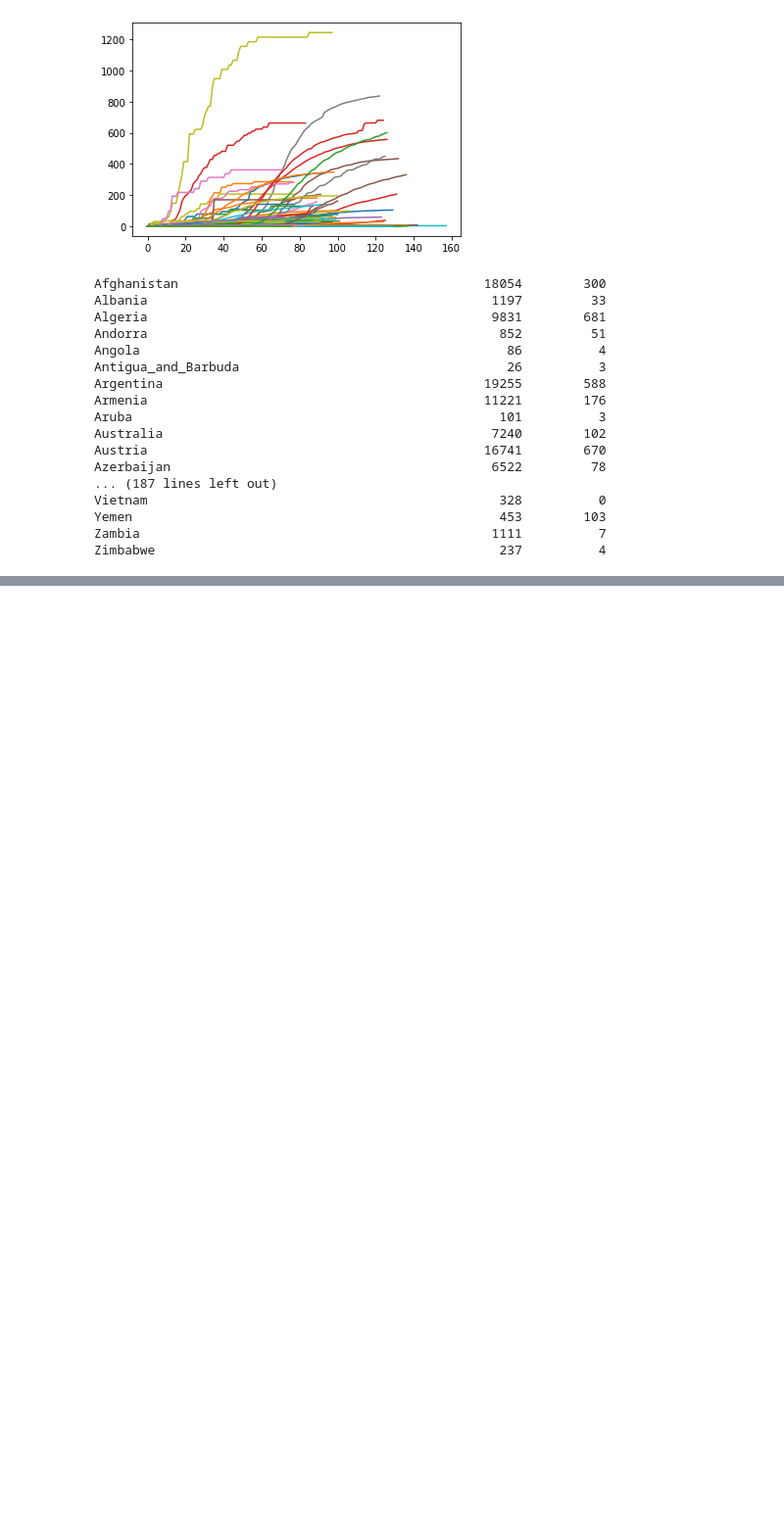
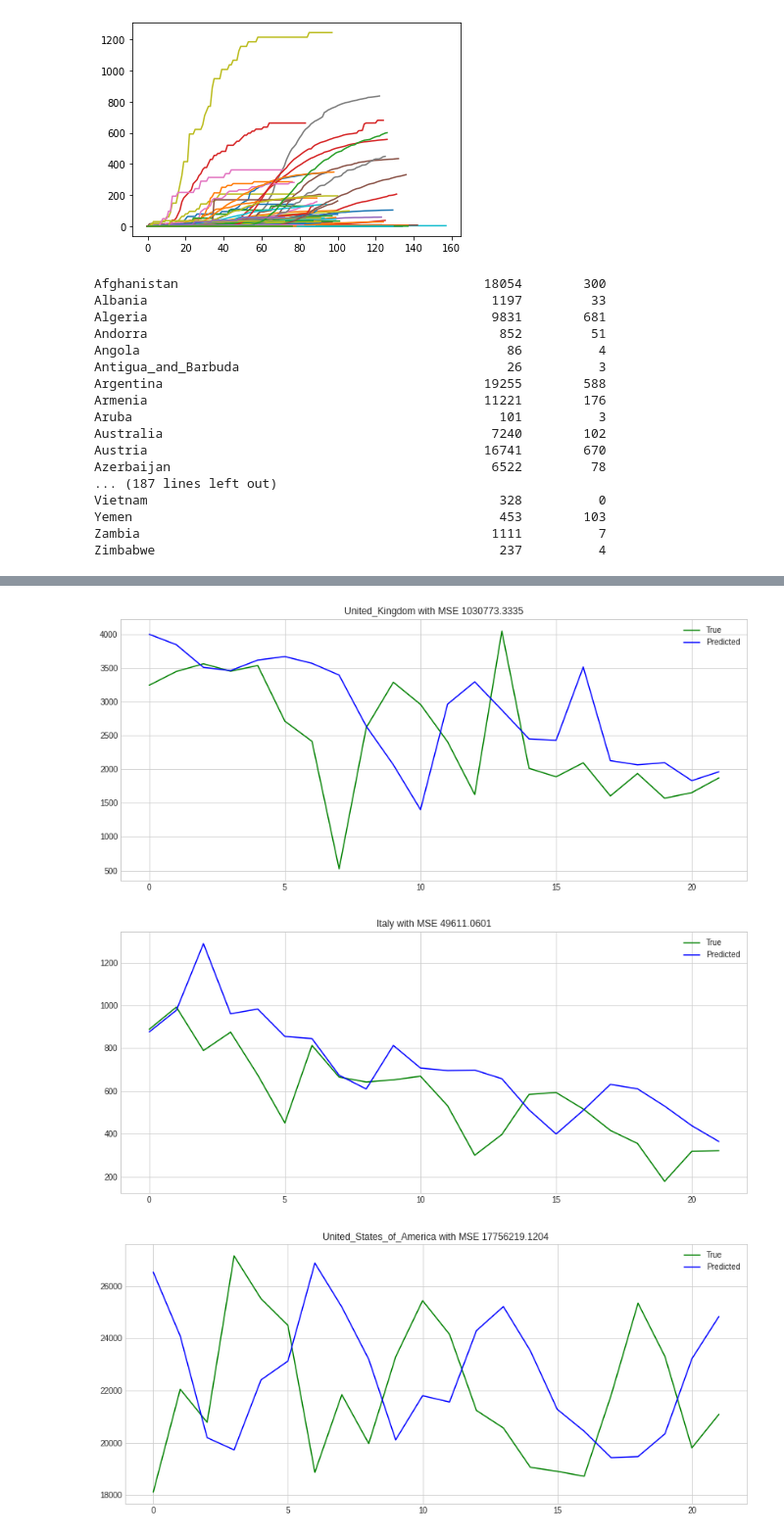
Before and after one commit to kartika-nair/Benchmarking_Of_NODE, a Jupyter notebook: Visualisation.ipynb, the cells around one changed output, grey strips where cells are left out. Shown at 98% size. Cells and saved outputs as stored; diff of their text form; code cells hidden in the pictures; blank space fills up the shorter version.

Commit message:
LSTM network added to visualisations

```diff
--- a/Visualisation.ipynb
+++ b/Visualisation.ipynb
@@ -237,0 +457,27 @@ Canada                                        Peru
+# %%
+%%time
+epochs = 5
+# The LSTM architecture
+regressor_deaths = Sequential()
+# First LSTM layer with Dropout regularisation
+regressor_deaths.add(LSTM(units=50, return_sequences=True, input_shape=(look_back_deaths,1)))
+regressor_deaths.add(Dropout(0.2))
+# Second LSTM layer
+regressor_deaths.add(LSTM(units=50, return_sequences=True))
+regressor_deaths.add(Dropout(0.2))
+# Third LSTM layer
+regressor_deaths.add(LSTM(units=50, return_sequences=True))
+regressor_deaths.add(Dropout(0.5))
+# Fourth LSTM layer
+regressor_deaths.add(LSTM(units=50))
+regressor_deaths.add(Dropout(0.5))
+# The output layer
+regressor_deaths.add(Dense(units=1))
+
+# Compiling the RNN
+regressor_deaths.compile(optimizer='rmsprop', loss='mean_squared_error')
+# Fitting to the training set
+for epoch in range(epochs):
+    for country in training_countries:
+        print("Fitting to", country)
+        regressor_deaths.fit(trainset_deaths[country]["X"], trainset_deaths[country]["y"], epochs=1, batch_size=16)
@@ -237,0 +502,19 @@ Canada                                        Peru
+# %%
+pred_result_cases = {}
+for country in training_countries:
+    y_true = scaler_cases[country].inverse_transform(testset_cases[country]["y"].reshape(-1,1))
+    y_pred = scaler_cases[country].inverse_transform(regressor_cases.predict(testset_cases[country]["X"]))
+    MSE = mean_squared_error(y_true, y_pred)
+    pred_result_cases[country] = {}
+    pred_result_cases[country]["True"] = y_true
+    pred_result_cases[country]["Pred"] = y_pred
+
+    plt.figure(figsize=(14,6))
+    plt.title("{} with MSE {:10.4f}".format(country,MSE))
+    plt.plot(y_true, color='green')
+    plt.plot(y_pred, color='blue')
+    plt.legend(["True", "Predicted"])
+# %% [output]
+[figure, added]
+[figure, added]
+[figure, added]
```
Also changed, not shown: parts of 15 cells of this notebook.
